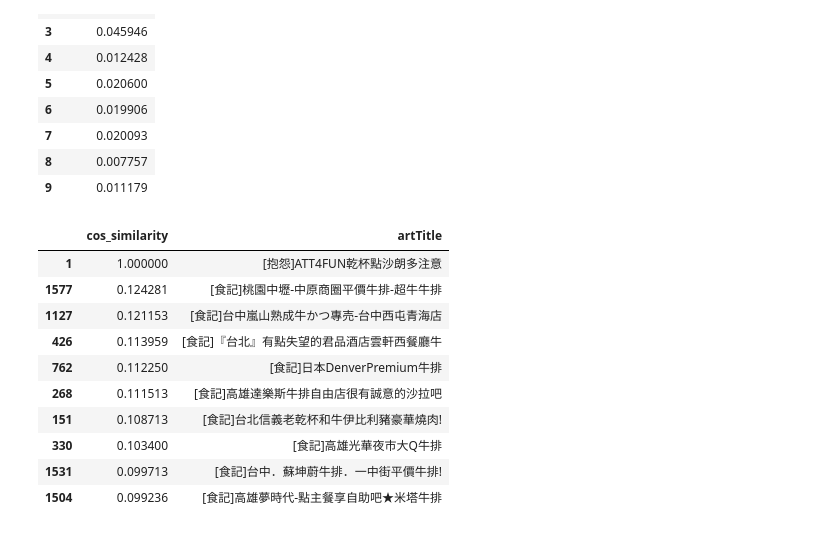
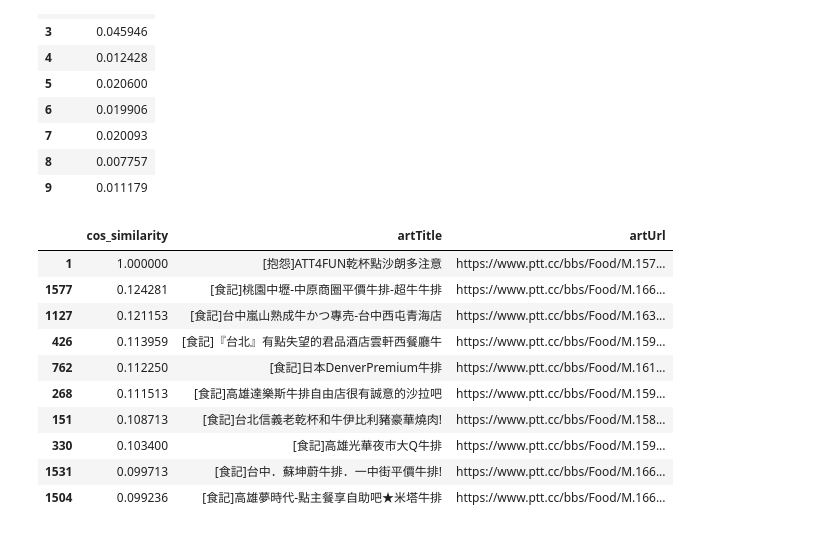
Before and after one commit to Text-Analytics-and-Retrieval/SMA_2023S, a Jupyter notebook: week8/week8_zh.ipynb, the cells around one changed output. Cells and saved outputs as stored; diff of their text form; code cells hidden in the pictures.

```diff
--- a/week8/week8_zh.ipynb
+++ b/week8/week8_zh.ipynb
@@ -716,9 +711,7 @@ b = {k:v for k,v in bigramfdist.most_common(1500)}
 # b.items()
 # %%
 # 建立DataFrame
-bigram_df = pd.DataFrame(columns=['word', 'word2','n'])
-for k,v in b.items():
-    bigram_df = bigram_df.append({'word':k[0], 'word2':k[1], 'n':v}, ignore_index=True)
+bigram_df = pd.DataFrame(list(b), columns=['word','word2']).assign(n=b.values())
 # %%
 # 每個bigram組合的次數
 bigram_df.head()
@@ -942,16 +935,16 @@ cos_df.head(10)
 # %%
 cos_df = cos_df.merge(data_cos, how = 'left', left_index=True, right_index=True)
 # cos_df.head()
-cos_df.loc[:,["cos_similarity","artTitle"]].sort_values(by=['cos_similarity'], ascending=False).head(10)
+cos_df.loc[:,["cos_similarity", "artTitle", "artUrl"]].sort_values(by=['cos_similarity'], ascending=False).head(10)
 # %% [output]
-|  | cos_similarity | artTitle |
-| 1 | 1.000000 | [抱怨]ATT4FUN乾杯點沙朗多注意 |
-| 1577 | 0.124281 | [食記]桃園中壢-中原商圈平價牛排-超牛牛排 |
-| 1127 | 0.121153 | [食記]台中嵐山熟成牛かつ專売-台中西屯青海店 |
-| 426 | 0.113959 | [食記]『台北』有點失望的君品酒店雲軒西餐廳牛 |
-| 762 | 0.112250 | [食記]日本DenverPremium牛排 |
-| 268 | 0.111513 | [食記]高雄達樂斯牛排自由店很有誠意的沙拉吧 |
-| 151 | 0.108713 | [食記]台北信義老乾杯和牛伊比利豬豪華燒肉! |
-| 330 | 0.103400 | [食記]高雄光華夜市大Q牛排 |
-| 1531 | 0.099713 | [食記]台中．蘇坤蔚牛排．一中街平價牛排! |
-| 1504 | 0.099236 | [食記]高雄夢時代-點主餐享自助吧★米塔牛排 |
+|  | cos_similarity | artTitle | artUrl |
+| 1 | 1.000000 | [抱怨]ATT4FUN乾杯點沙朗多注意 | https://www.ptt.cc/bbs/Food/M.157... |
+| 1577 | 0.124281 | [食記]桃園中壢-中原商圈平價牛排-超牛牛排 | https://www.ptt.cc/bbs/Food/M.166... |
+| 1127 | 0.121153 | [食記]台中嵐山熟成牛かつ專売-台中西屯青海店 | https://www.ptt.cc/bbs/Food/M.163... |
+| 426 | 0.113959 | [食記]『台北』有點失望的君品酒店雲軒西餐廳牛 | https://www.ptt.cc/bbs/Food/M.159... |
+| 762 | 0.112250 | [食記]日本DenverPremium牛排 | https://www.ptt.cc/bbs/Food/M.161... |
+| 268 | 0.111513 | [食記]高雄達樂斯牛排自由店很有誠意的沙拉吧 | https://www.ptt.cc/bbs/Food/M.159... |
+| 151 | 0.108713 | [食記]台北信義老乾杯和牛伊比利豬豪華燒肉! | https://www.ptt.cc/bbs/Food/M.158... |
+| 330 | 0.103400 | [食記]高雄光華夜市大Q牛排 | https://www.ptt.cc/bbs/Food/M.159... |
+| 1531 | 0.099713 | [食記]台中．蘇坤蔚牛排．一中街平價牛排! | https://www.ptt.cc/bbs/Food/M.166... |
+| 1504 | 0.099236 | [食記]高雄夢時代-點主餐享自助吧★米塔牛排 | https://www.ptt.cc/bbs/Food/M.166... |
```
Also changed, not shown: parts of 4 cells of this notebook, 1 other file.
